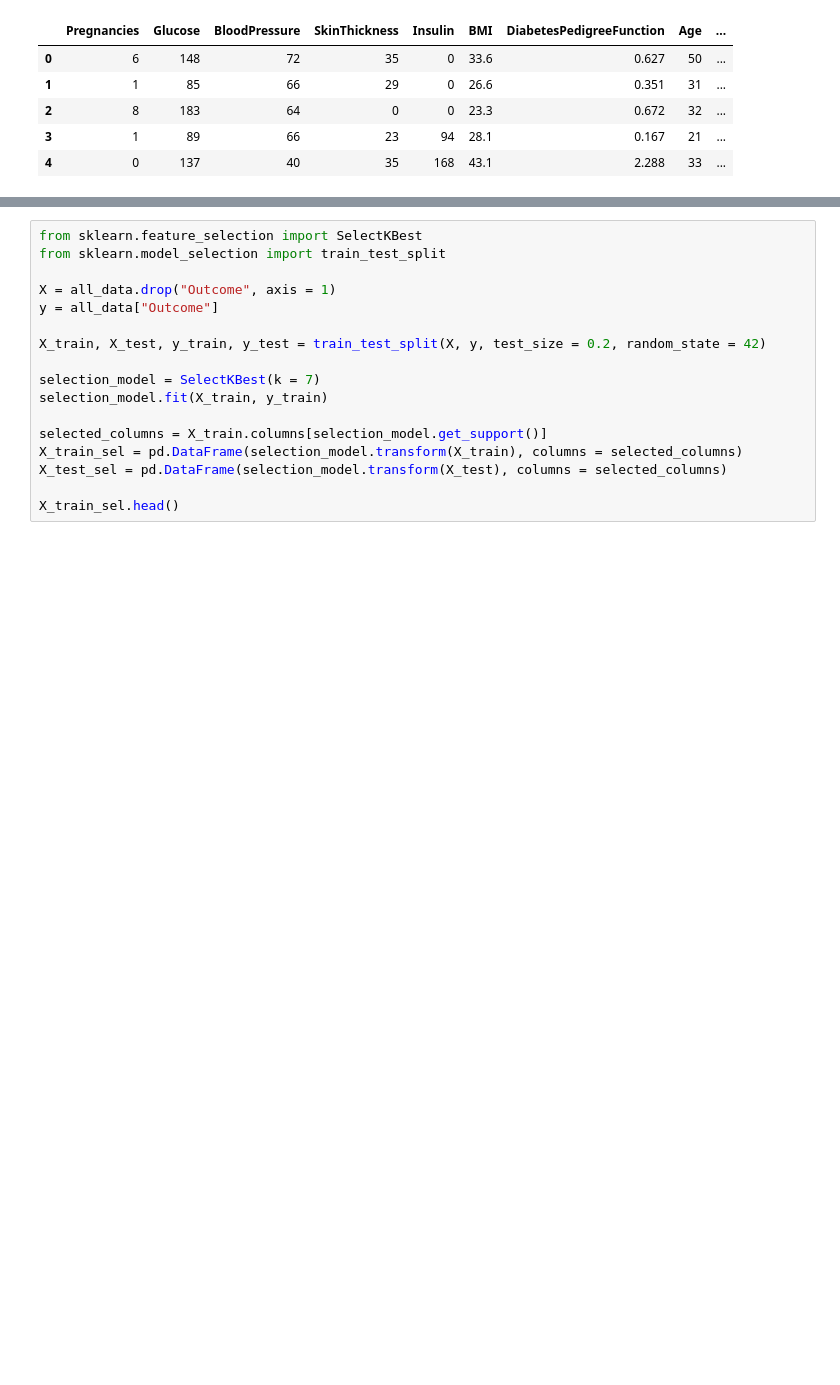
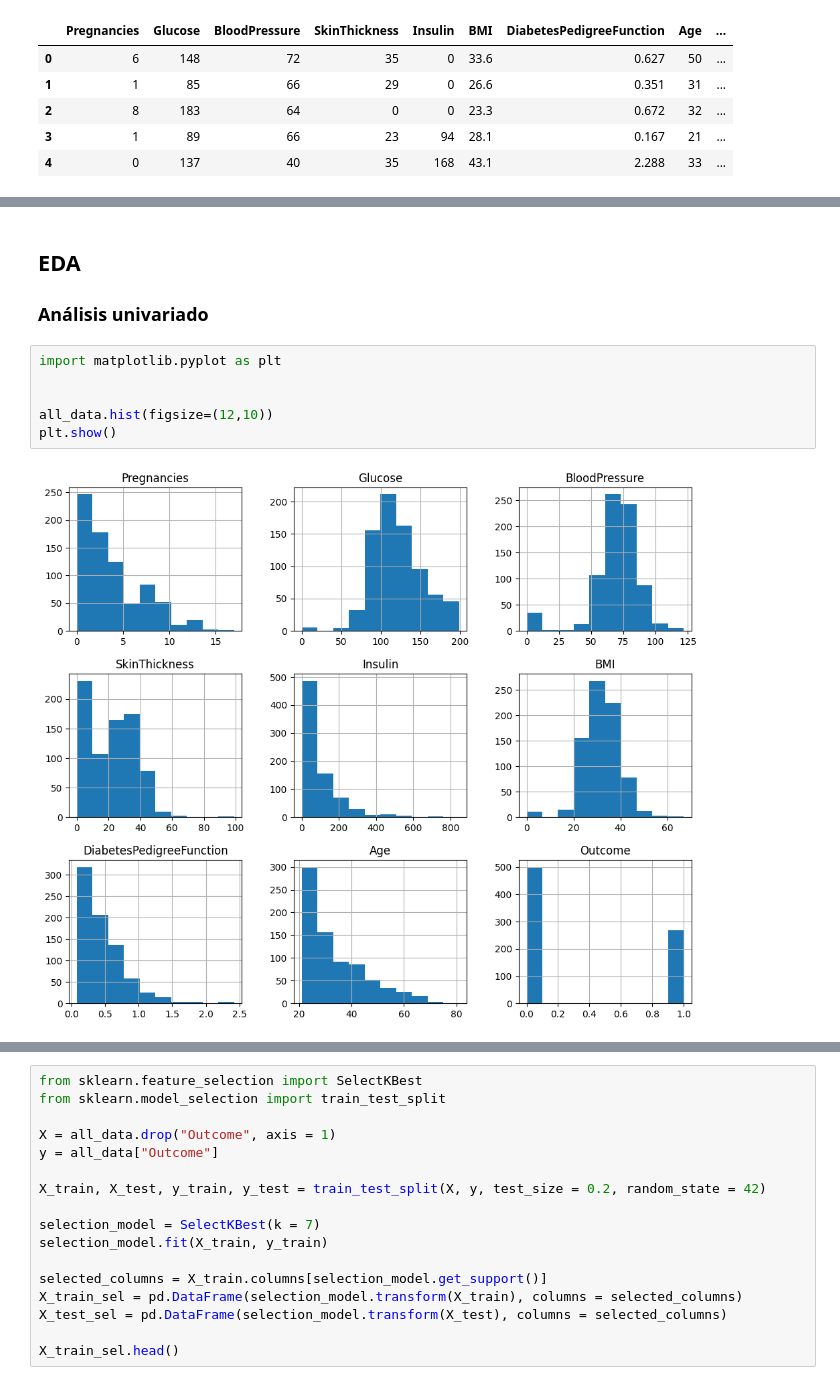
Before and after one commit to Bere333/Diabetes_Random_Forest_Algorithm, a Jupyter notebook: src/diabetes_random_forest_explore.ipynb, the cells around one changed output, grey strips where cells are left out. Cells and saved outputs as stored; diff of their text form; blank space fills up the shorter version.

```diff
--- a/src/diabetes_random_forest_explore.ipynb
+++ b/src/diabetes_random_forest_explore.ipynb
@@ -25,0 +57,12 @@ all_data.head()
+# %% [markdown]
+## EDA
+
+### Análisis univariado
+# %%
+import matplotlib.pyplot as plt
+
+
+all_data.hist(figsize=(12,10))
+plt.show()
+# %% [output]
+[figure, added]
```
Also changed, not shown: parts of 13 cells of this notebook.
